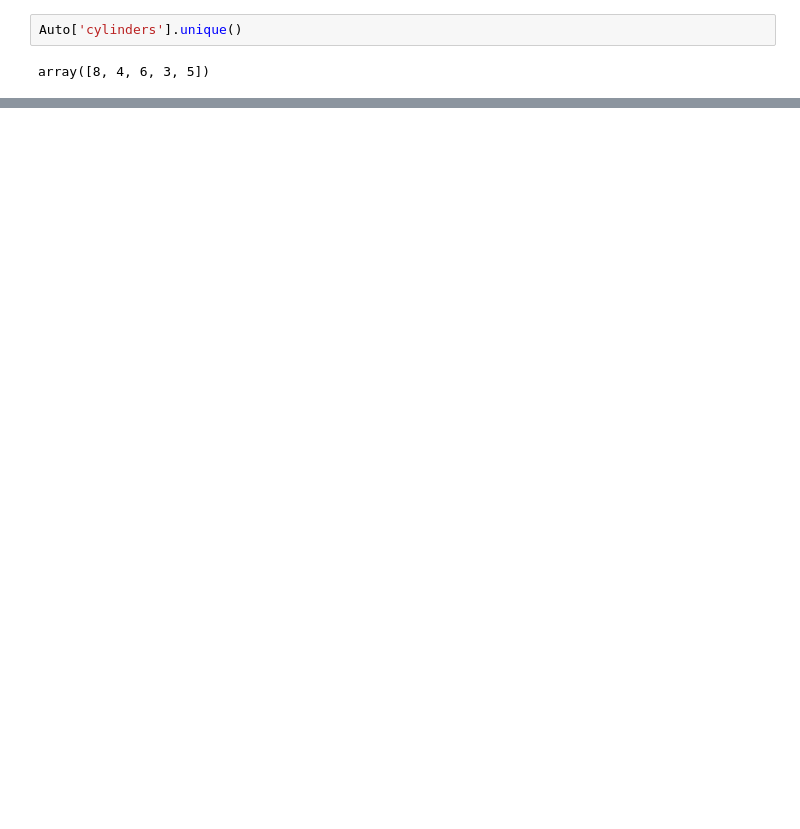
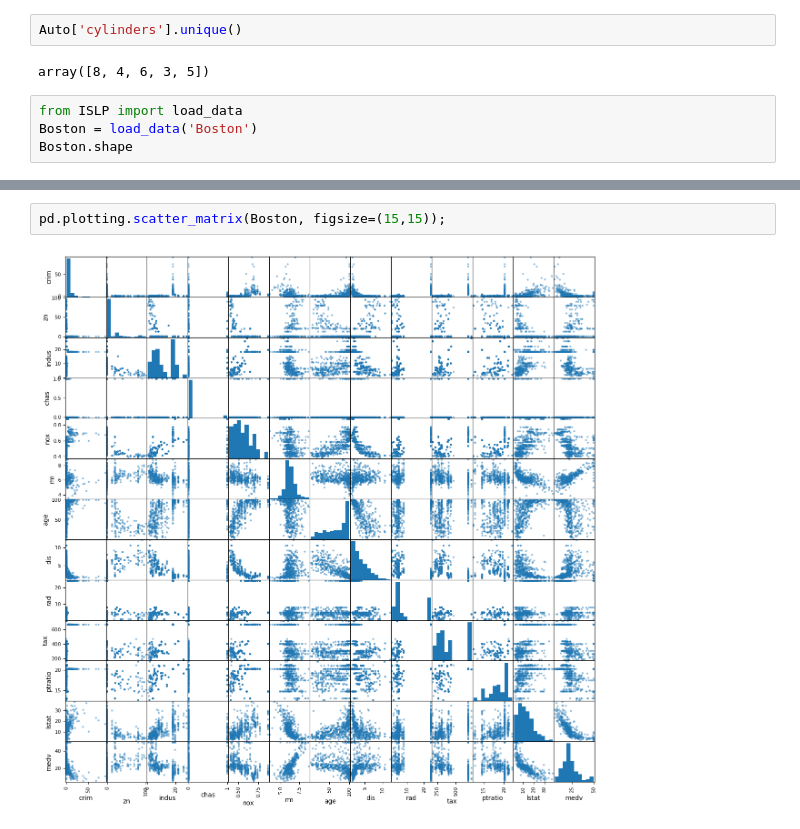
Before and after one commit to PrateekMinhas09/Data-Statistics-and-modeling-w-Python, a Jupyter notebook: Statistical_Learning: Ch2/AppliedExercise.ipynb, the cells around one changed output, grey strips where cells are left out. Drawn from its saved outputs; the diff is of its cells as text; blank space fills up the shorter version.

```diff
--- a/Statistical_Learning: Ch2/AppliedExercise.ipynb
+++ b/Statistical_Learning: Ch2/AppliedExercise.ipynb
@@ -497,3 +492,7 @@ corr_matrix
 Auto['cylinders'].unique()
 # %% [output]
 array([8, 4, 6, 3, 5])
+# %%
+from ISLP import load_data
+Boston = load_data('Boston')
+Boston.shape
@@ -499,0 +533,4 @@ array([8, 4, 6, 3, 5])
+# %%
+pd.plotting.scatter_matrix(Boston, figsize=(15,15));
+# %% [output]
+[figure, added]
```
Also changed, not shown: parts of 26 cells of this notebook.
